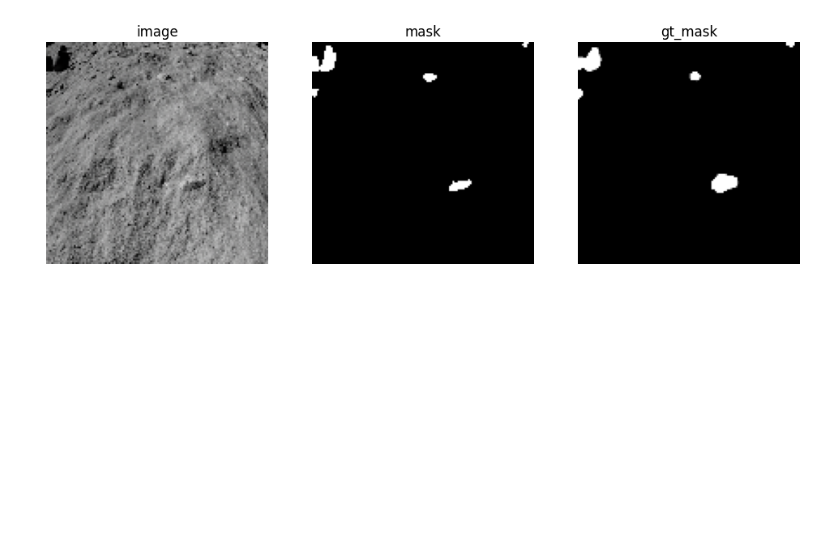
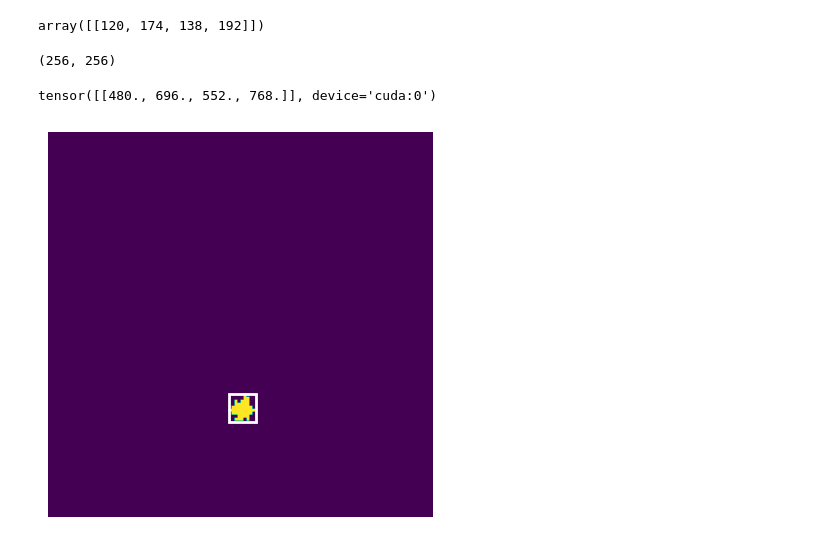
Before and after one commit to SalimFares4/Active-Learning-Segmentation, a Jupyter notebook: scripts/notebooks/01-Annotation.ipynb, the cells around one changed output. Drawn from its saved outputs; the diff is of its cells as text; code cells hidden in the pictures; blank space fills up the shorter version.

```diff
--- a/scripts/notebooks/01-Annotation.ipynb
+++ b/scripts/notebooks/01-Annotation.ipynb
@@ -115,9 +218,0 @@ mask.shape
-# %%
-sv.plot_images_grid(
-    #images=[image_rgb, mask[0], resized_mask],
-    images=[image_rgb, mask, gt_mask],
-    grid_size=(1, 3),
-    titles=['image', 'mask', 'gt_mask']
-)
-# %% [output]
-[figure, removed]
@@ -123,0 +237,19 @@ sv.plot_images_grid(
+# %%
+def show_box(box, ax):
+    x0, y0 = box[0], box[1]
+    w, h = box[2] - box[0], box[3] - box[1]
+    ax.add_patch(plt.Rectangle((x0, y0), w, h, edgecolor='white', facecolor=(0,0,0,0), lw=2))
+# %%
+gt_mask=gt_masks[14]
+# %%
+contours, _ = cv2.findContours(gt_mask, cv2.RETR_TREE, cv2.CHAIN_APPROX_SIMPLE)
+cnts = []
+for cnt in contours:
+    x,y,w,h = cv2.boundingRect(cnt)
+    box = np.array([x, y, x+w, y+h])
+    cnts.append(box)
+input_box = np.array(cnts)
+# %%
+input_box
+# %% [output]
+array([[120, 174, 138, 192]])
@@ -123,0 +263,16 @@ sv.plot_images_grid(
+# %%
+img.shape[:2]
+# %% [output]
+(256, 256)
+# %%
+transformed_boxes
+# %% [output]
+tensor([[480., 696., 552., 768.]], device='cuda:0')
+# %%
+plt.figure(figsize=(5, 5))
+plt.imshow(gt_mask)
+show_box(input_box[0], plt.gca())
+plt.axis('off')
+plt.show()
+# %% [output]
+[figure, added]
```
Also changed, not shown: parts of 42 cells of this notebook, 14 other files.
